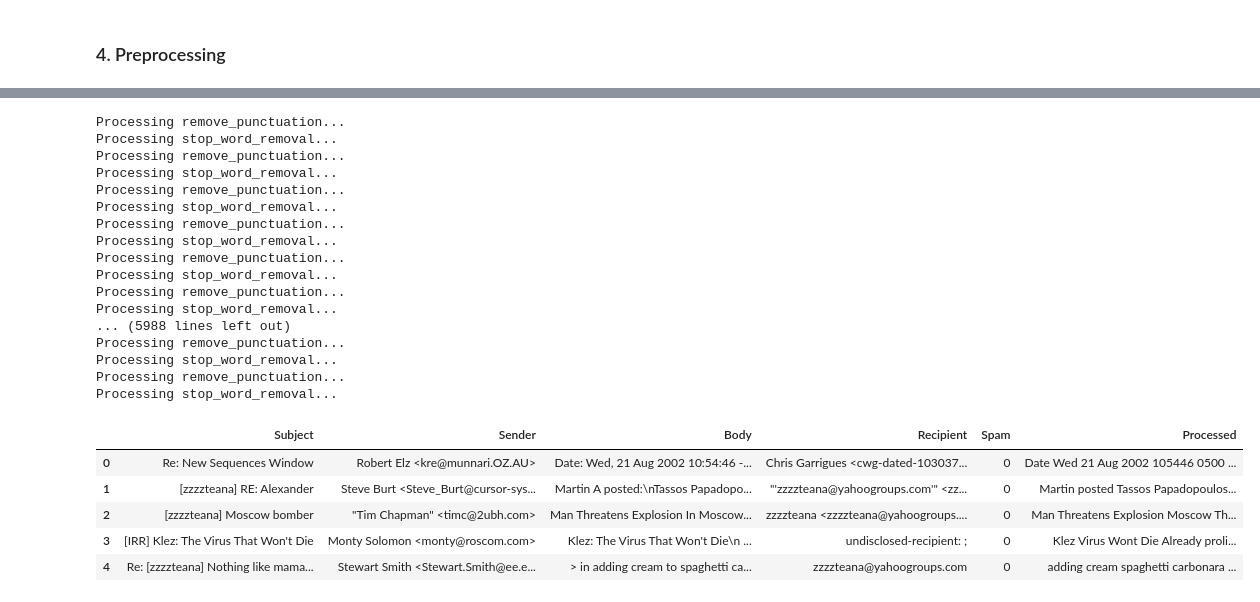
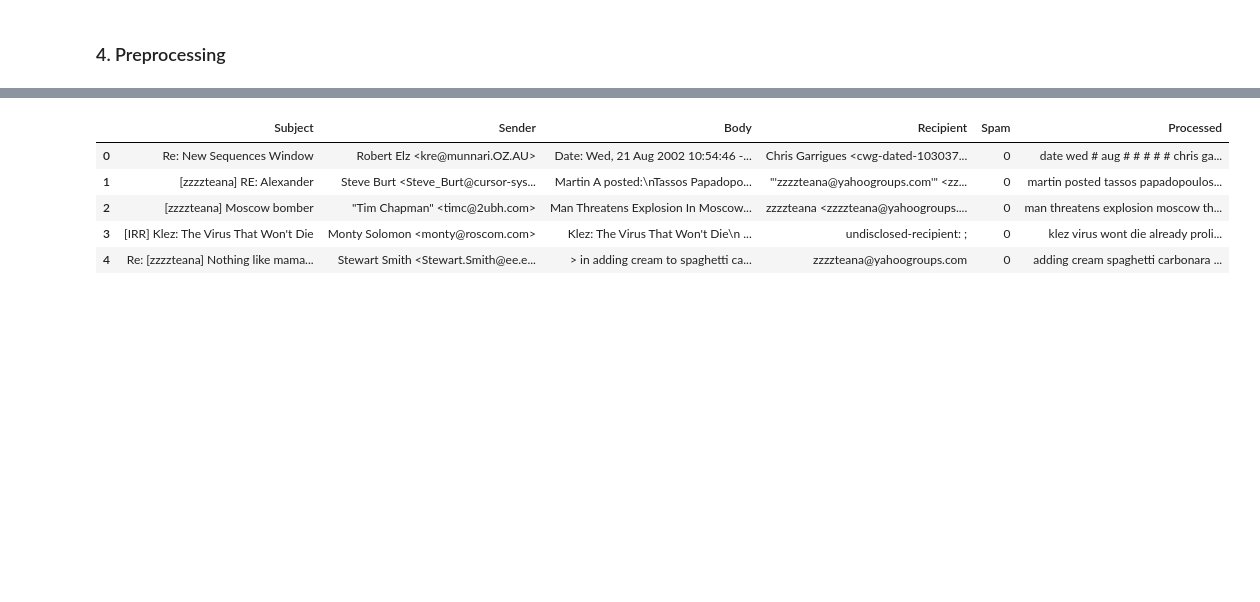
Before and after one commit to danaiamirali/email-spam-classifier, a Jupyter notebook: classifier.ipynb, the cells around one changed output, grey strips where cells are left out. Drawn from its saved outputs; the diff is of its cells as text; code cells hidden in the pictures; blank space fills up the shorter version.

```diff
--- a/classifier.ipynb
+++ b/classifier.ipynb
@@ -134,0 +99,11 @@ https://listman.redhat.com/mailman/listinfo/exmh-workers
+# %%
+import re
+
+for index, row in df.iterrows():
+    if re.search("<html>", row["Body"]):
+        print(row["Body"])
+        print("~_~_~_~_~_~_~_~_~_~_~")
+        print("~_~_~_~_~_~_~_~_~_~_~")
+        print("NEW EMAIL")
+        print("~_~_~_~_~_~_~_~_~_~_~")
+        print("~_~_~_~_~_~_~_~_~_~_~")
@@ -155,33 +121,18 @@ True
 # %%
 processed_text = []
 for index, row in df.iterrows():
-    tx = Process.remove_punctuation(df.loc[index]["Body"])
+    tx = Process.clean_everything(df.loc[index]["Body"])
     tx = Process.stop_word_removal(tx)
+    tx = Process.lem_words(tx)
+    tx = Process.lower_case(tx)
     processed_text.append(tx)
 
 df["Processed"] = processed_text
 df.head()
 # %% [output]
-Processing remove_punctuation...
-Processing stop_word_removal...
-Processing remove_punctuation...
-Processing stop_word_removal...
-Processing remove_punctuation...
-Processing stop_word_removal...
-Processing remove_punctuation...
-Processing stop_word_removal...
-Processing remove_punctuation...
-Processing stop_word_removal...
-Processing remove_punctuation...
-Processing stop_word_removal...
-... (5988 lines left out)
-Processing remove_punctuation...
-Processing stop_word_removal...
-Processing remove_punctuation...
-Processing stop_word_removal...
 |  | Subject | Sender | Body | Recipient | Spam | Processed |
-| 0 | Re: New Sequences Window | Robert Elz <kre@munnari.OZ.AU> | Date: Wed, 21 Aug 2002 10:54:46 -... | Chris Garrigues <cwg-dated-103037... | 0 | Date Wed 21 Aug 2002 105446 0500 ... |
-| 1 | [zzzzteana] RE: Alexander | Steve Burt <Steve_Burt@cursor-sys... | Martin A posted:\nTassos Papadopo... | "'zzzzteana@yahoogroups.com'" <zz... | 0 | Martin posted Tassos Papadopoulos... |
-| 2 | [zzzzteana] Moscow bomber | "Tim Chapman" <timc@2ubh.com> | Man Threatens Explosion In Moscow... | zzzzteana <zzzzteana@yahoogroups.... | 0 | Man Threatens Explosion Moscow Th... |
-| 3 | [IRR] Klez: The Virus That Won't Die | Monty Solomon <monty@roscom.com> | Klez: The Virus That Won't Die\n ... | undisclosed-recipient: ; | 0 | Klez Virus Wont Die Already proli... |
+| 0 | Re: New Sequences Window | Robert Elz <kre@munnari.OZ.AU> | Date: Wed, 21 Aug 2002 10:54:46 -... | Chris Garrigues <cwg-dated-103037... | 0 | date wed # aug # # # # # chris ga... |
+| 1 | [zzzzteana] RE: Alexander | Steve Burt <Steve_Burt@cursor-sys... | Martin A posted:\nTassos Papadopo... | "'zzzzteana@yahoogroups.com'" <zz... | 0 | martin posted tassos papadopoulos... |
+| 2 | [zzzzteana] Moscow bomber | "Tim Chapman" <timc@2ubh.com> | Man Threatens Explosion In Moscow... | zzzzteana <zzzzteana@yahoogroups.... | 0 | man threatens explosion moscow th... |
+| 3 | [IRR] Klez: The Virus That Won't Die | Monty Solomon <monty@roscom.com> | Klez: The Virus That Won't Die\n ... | undisclosed-recipient: ; | 0 | klez virus wont die already proli... |
 | 4 | Re: [zzzzteana] Nothing like mama... | Stewart Smith <Stewart.Smith@ee.e... | > in adding cream to spaghetti ca... | zzzzteana@yahoogroups.com | 0 | adding cream spaghetti carbonara ... |
```
Also changed, not shown: parts of 20 cells of this notebook.
